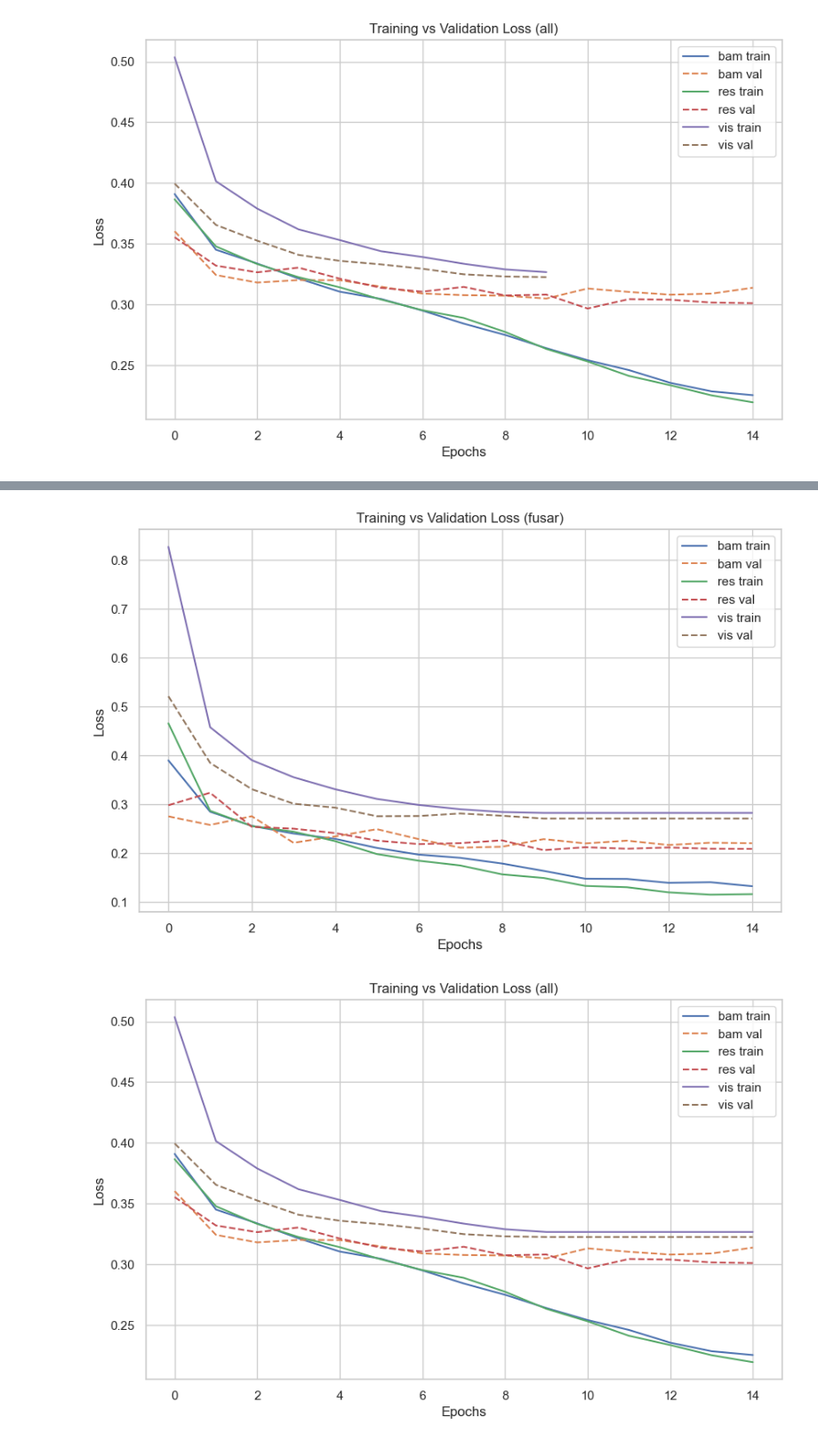
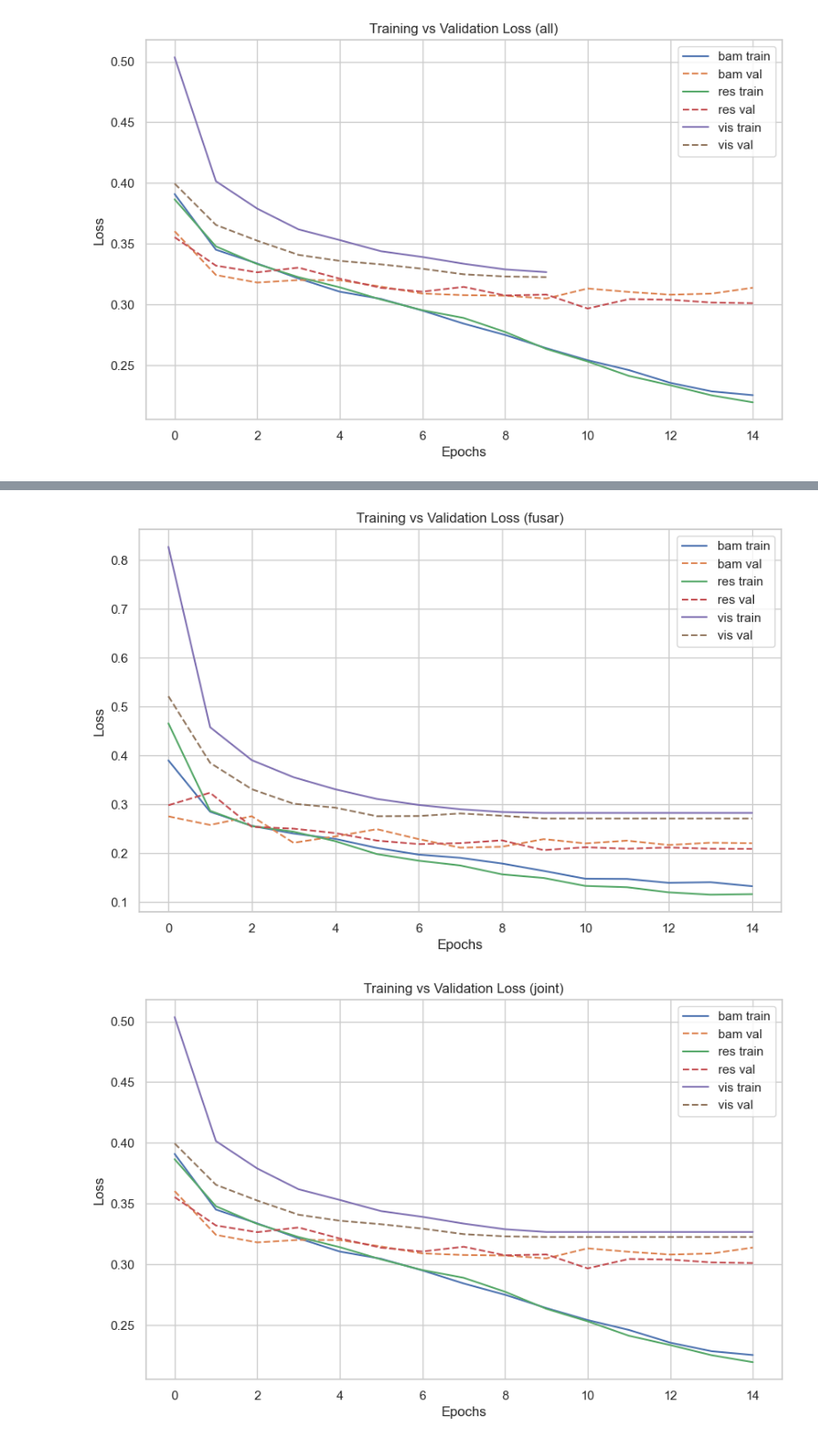
Before and after one commit to gknapp101/ds6050_final_project, a Jupyter notebook: test_results_plots.ipynb, the cells around one changed output, grey strips where cells are left out. Shown at 89% size. Cells and saved outputs as stored; diff of their text form; code cells hidden in the pictures.

Commit message:
Graphs

```diff
--- a/test_results_plots.ipynb
+++ b/test_results_plots.ipynb
@@ -828,31 +828,33 @@ for dataset, model_list in dataset_groups.items():
         val = m['val_loss']
 
         # extend ONLY vis models
         if model_name == 'vis':
             train = extend_to_length(train, target_epochs)
             val = extend_to_length(val, target_epochs)
 
         plt.plot(
             train,
             linestyle='-',
             label=f"{model_name} train"
         )
 
         plt.plot(
             val,
             linestyle='--',
             label=f"{model_name} val"
         )
 
+    if dataset == 'all':
+        dataset = 'joint'
     plt.title(f"Training vs Validation Loss ({dataset})")
     plt.xlabel("Epochs")
     plt.ylabel("Loss")
     plt.legend()
     plt.grid(True)
 
     plt.show()
 # %% [output]
 [figure]
 [figure]
 [figure]
-[figure, old version]
+[figure, new version]
```
